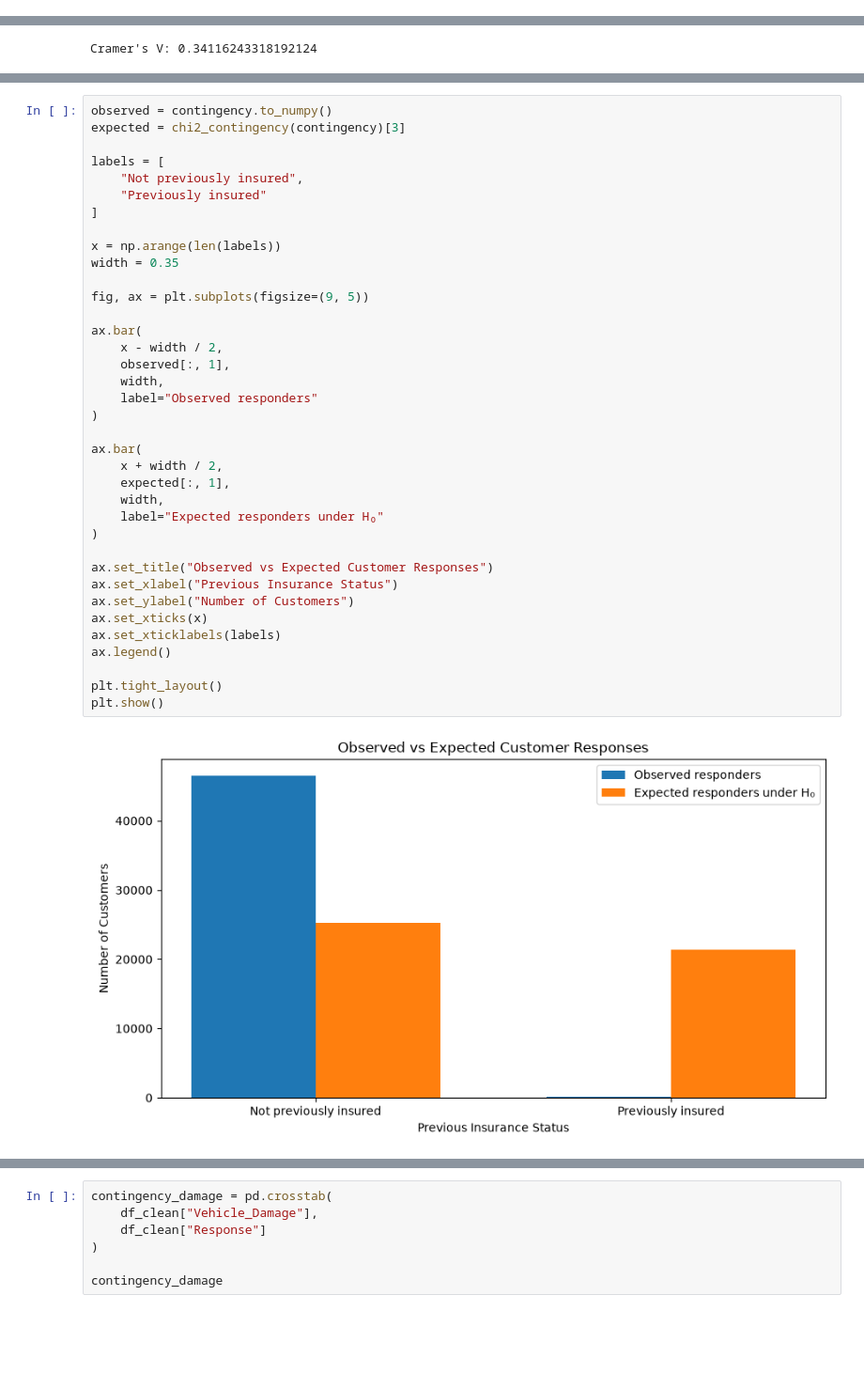
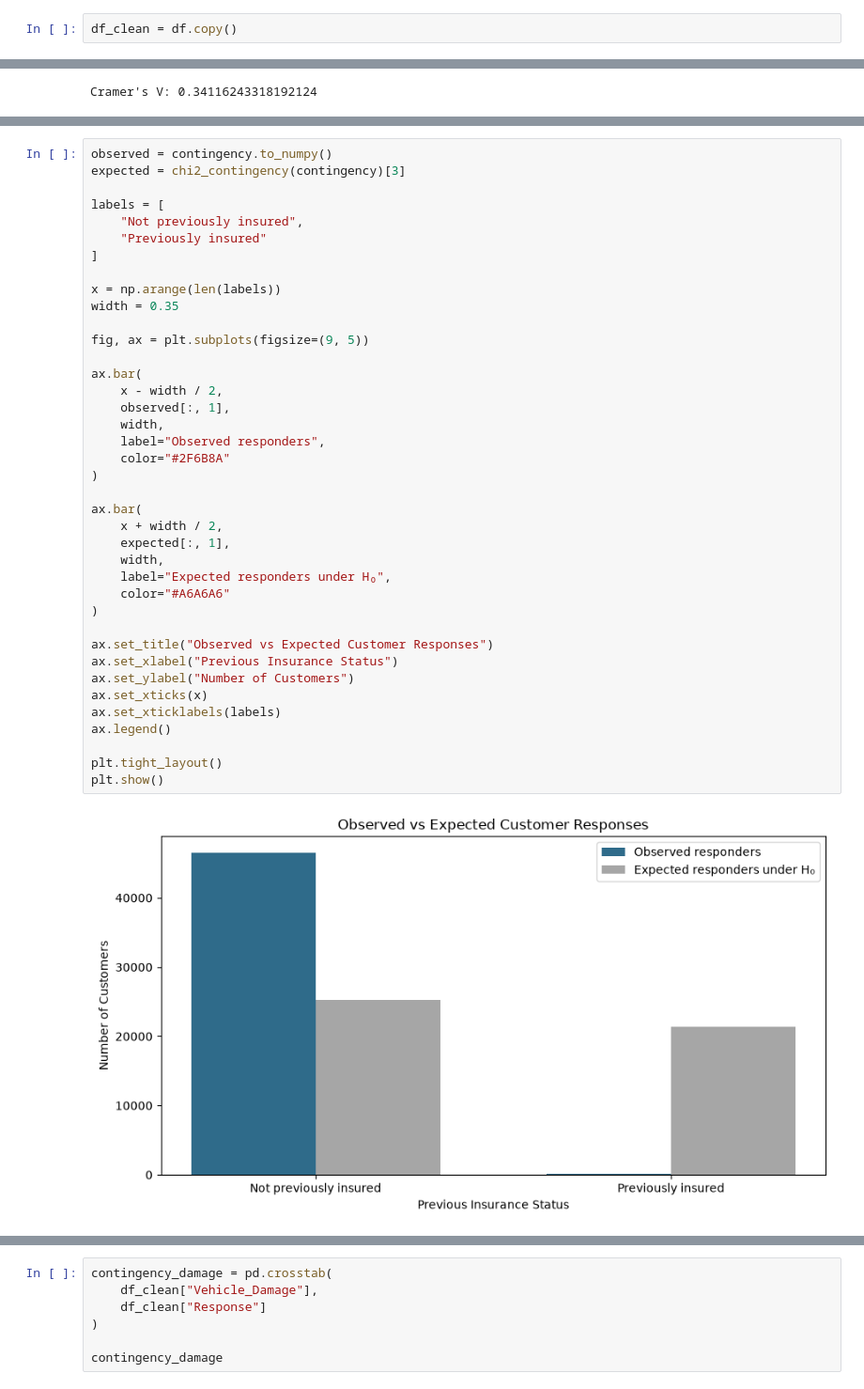
Before and after one commit to Poojithasony/vehicle-insurance-cross-sell-analysis, a Jupyter notebook: notebooks/01_business_understanding_and_eda.ipynb, the cells around one changed output, grey strips where cells are left out. Shown at 94% size. Drawn from its saved outputs; the diff is of its cells as text; blank space fills up the shorter version.

```diff
--- a/notebooks/01_business_understanding_and_eda.ipynb
+++ b/notebooks/01_business_understanding_and_eda.ipynb
@@ -1126,3 +951,5 @@ memory usage: 40.5 MB
+# %%
+df_clean = df.copy()
 # %%
 # Check missing values in each column
 print("Missing values:")
@@ -1841,33 +1568,35 @@ labels = [
     "Previously insured"
 ]
 
 x = np.arange(len(labels))
 width = 0.35
 
 fig, ax = plt.subplots(figsize=(9, 5))
 
 ax.bar(
     x - width / 2,
     observed[:, 1],
     width,
-    label="Observed responders"
+    label="Observed responders",
+    color="#2F6B8A"
 )
 
 ax.bar(
     x + width / 2,
     expected[:, 1],
     width,
-    label="Expected responders under H₀"
+    label="Expected responders under H₀",
+    color="#A6A6A6"
 )
 
 ax.set_title("Observed vs Expected Customer Responses")
 ax.set_xlabel("Previous Insurance Status")
 ax.set_ylabel("Number of Customers")
 ax.set_xticks(x)
 ax.set_xticklabels(labels)
 ax.legend()
 
 plt.tight_layout()
 plt.show()
 # %% [output]
-[figure, old version]
+[figure, new version]
```
Also changed, not shown: parts of 210 cells of this notebook.
